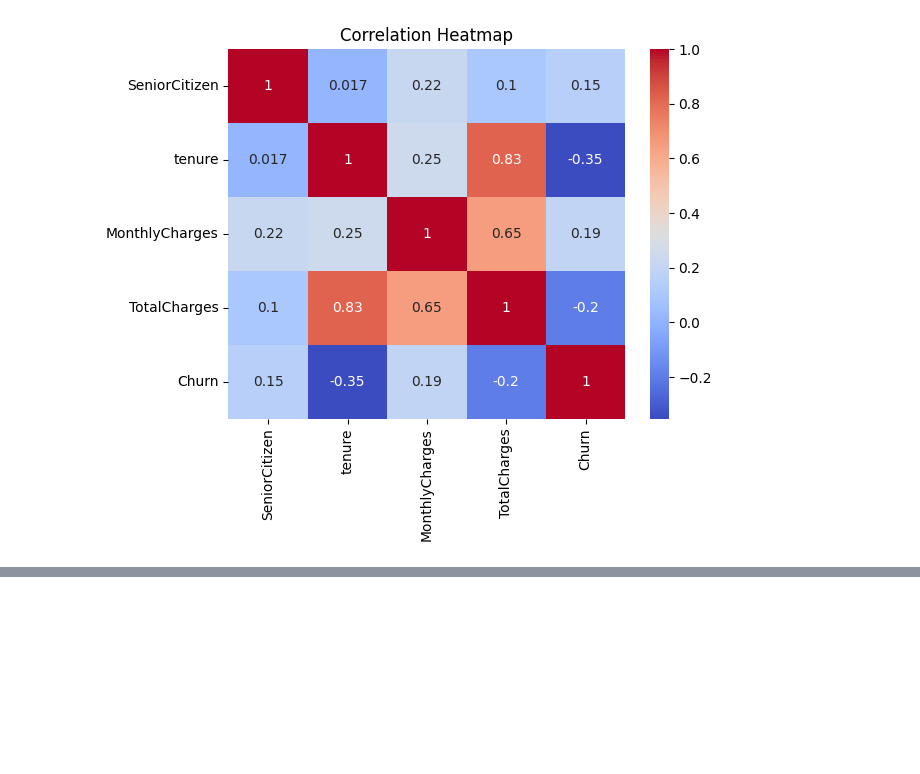
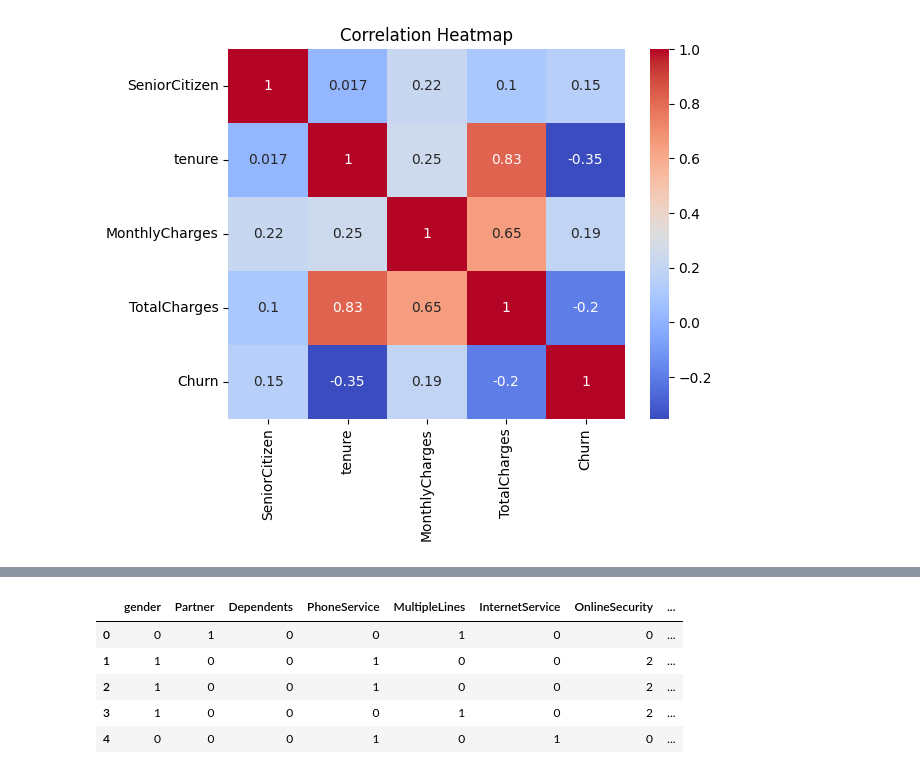
Before and after one commit to Sangamithra11/Churnsense, a Jupyter notebook: notebooks/01_eda.ipynb, the cells around one changed output, grey strips where cells are left out. Drawn from its saved outputs; the diff is of its cells as text; code cells hidden in the pictures; blank space fills up the shorter version.

```diff
--- a/notebooks/01_eda.ipynb
+++ b/notebooks/01_eda.ipynb
@@ -198,0 +209,7 @@ df.drop(columns=["customerID"], inplace=True)
+# %%
+x["tenure_group"] = pd.cut(x["tenure"], bins=[0, 12, 24, 48, 60, float('inf')], labels=['0-12', '13-24', '25-48', '49-60', '60+'])
+# %%
+x["monthly_per_tenure"]=x["TotalCharges"]/(x["tenure"]+1)
+# %%
+services=["PhoneService", "MultipleLines", "InternetService", "OnlineSecurity", "OnlineBackup", "DeviceProtection", "TechSupport", "StreamingTV", "StreamingMovies"]
+x["num_services"]=x[services].apply(lambda row: sum(row=="Yes"), axis=1)
@@ -198,0 +218,6 @@ df.drop(columns=["customerID"], inplace=True)
+# %%
+from sklearn.preprocessing import StandardScaler
+
+scaler = StandardScaler()
+x[num_cols] = scaler.fit_transform(x[num_cols])
+x[num_cols].head()
@@ -198,0 +231,14 @@ df.drop(columns=["customerID"], inplace=True)
+# %%
+from sklearn.preprocessing import LabelEncoder
+
+le = LabelEncoder()
+for col in cat_cols:
+    x[col] = le.fit_transform(x[col])
+x[cat_cols].head()
+# %% [output]
+|  | gender | Partner | Dependents | PhoneService | MultipleLines | InternetService | OnlineSecurity | ... |
+| 0 | 0 | 1 | 0 | 0 | 1 | 0 | 0 | ... |
+| 1 | 1 | 0 | 0 | 1 | 0 | 0 | 2 | ... |
+| 2 | 1 | 0 | 0 | 1 | 0 | 0 | 2 | ... |
+| 3 | 1 | 0 | 0 | 0 | 1 | 0 | 2 | ... |
+| 4 | 0 | 0 | 0 | 1 | 0 | 1 | 0 | ... |
```
Also changed, not shown: parts of 9 cells of this notebook.
